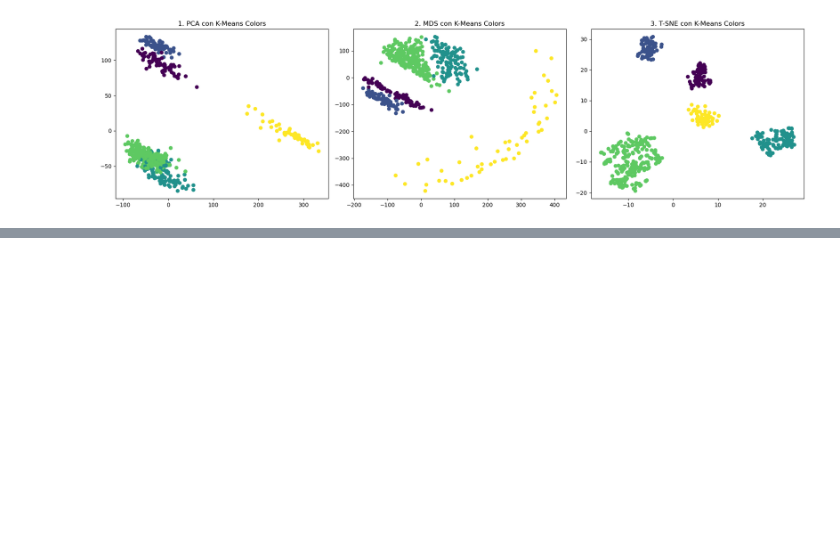
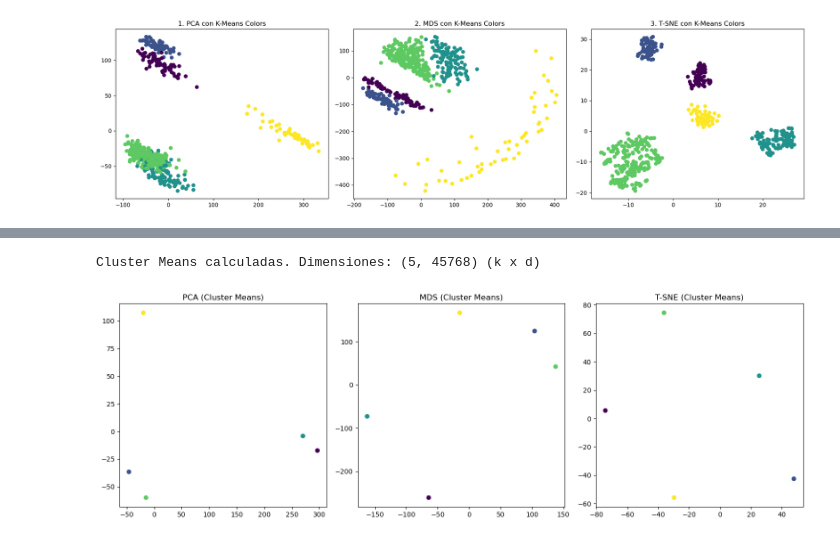
Before and after one commit to aagodoy1/MIT-Projects, a Jupyter notebook: Applied_Advanced_Data_Analysis/HomeWorks/data/Homework_2.ipynb, the cells around one changed output, grey strips where cells are left out. Drawn from its saved outputs; the diff is of its cells as text; code cells hidden in the pictures; blank space fills up the shorter version.

```diff
--- a/Applied_Advanced_Data_Analysis/HomeWorks/data/Homework_2.ipynb
+++ b/Applied_Advanced_Data_Analysis/HomeWorks/data/Homework_2.ipynb
@@ -241,0 +309,55 @@ K-Means ejecutado con 5 clusters. Etiquetas generadas.
+# %%
+import numpy as np
+
+# 1. Obtener el número de features (d) y el número de clusters (k)
+n_samples, n_features = x_data_transform.shape
+N_CLUSTERS = np.max(cluster_labels) + 1 # O el valor que hayas usado (e.g., 5)
+
+# Inicializar un array para almacenar las k medias, cada una con d dimensiones
+cluster_means = np.zeros((N_CLUSTERS, n_features))
+
+# 2. Calcular la media de cada cluster en las dimensiones originales (d)
+for i in range(N_CLUSTERS):
+    # Seleccionar todos los puntos que pertenecen al cluster 'i'
+    points_in_cluster = x_data_transform[cluster_labels == i]
+
+    # Calcular la media de esos puntos a lo largo de las filas (eje 0)
+    cluster_means[i] = np.mean(points_in_cluster, axis=0)
+
+print(f"Cluster Means calculadas. Dimensiones: {cluster_means.shape} (k x d)")
+# %% [output]
+Cluster Means calculadas. Dimensiones: (5, 45768) (k x d)
+# %%
+# Asumiendo que estos objetos ya fueron entrenados (fit) en la data completa:
+# pca2d, mds, tsne
+
+# 1. Proyectar las medias usando los modelos ya entrenados:
+means_pca = pca2d.transform(cluster_means)
+means_mds = mds.fit_transform(cluster_means)
+
+new_tsne = TSNE(n_components=2, perplexity=N_CLUSTERS-1)
+means_tsne = new_tsne.fit_transform(cluster_means) # T-SNE se ajusta de nuevo o se usa el transform,
+                                              # pero con pocos puntos, es mejor fit/transform.
+
+# 2. Visualizar las medias:
+plt.figure(figsize=(15, 5))
+
+# PCA Means Plot
+plt.subplot(1, 3, 1)
+plt.scatter(means_pca[:, 0], means_pca[:, 1], c=range(N_CLUSTERS), cmap='viridis')
+plt.title('PCA (Cluster Means)')
+
+# MDS Means Plot
+plt.subplot(1, 3, 2)
+plt.scatter(means_mds[:, 0], means_mds[:, 1], c=range(N_CLUSTERS), cmap='viridis')
+plt.title('MDS (Cluster Means)')
+
+# T-SNE Means Plot
+plt.subplot(1, 3, 3)
+plt.scatter(means_tsne[:, 0], means_tsne[:, 1], c=range(N_CLUSTERS), cmap='viridis')
+plt.title('T-SNE (Cluster Means)')
+
+plt.tight_layout()
+plt.show()
+# %% [output]
+[figure, added]
```
Also changed, not shown: parts of 48 cells of this notebook, 3 other files.
